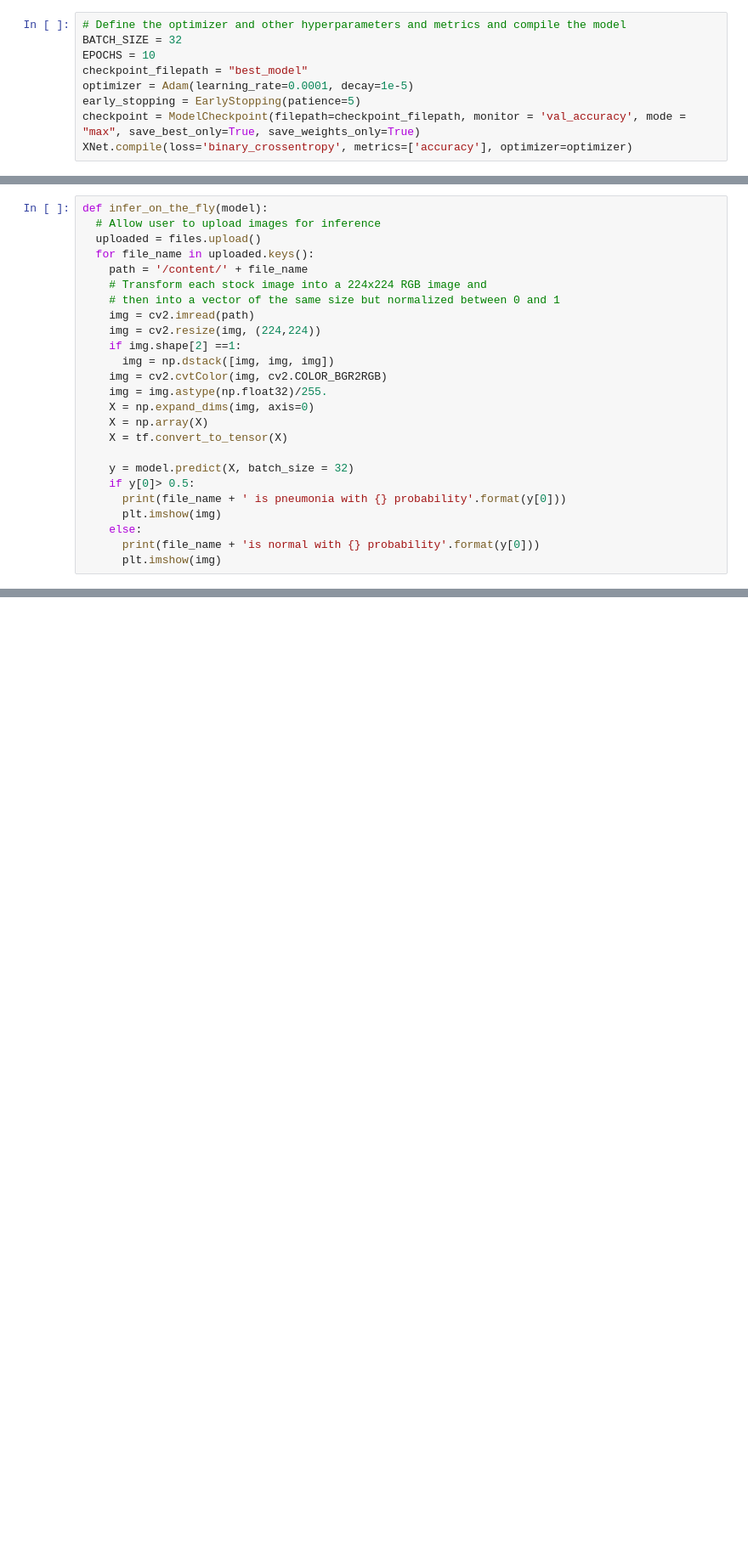
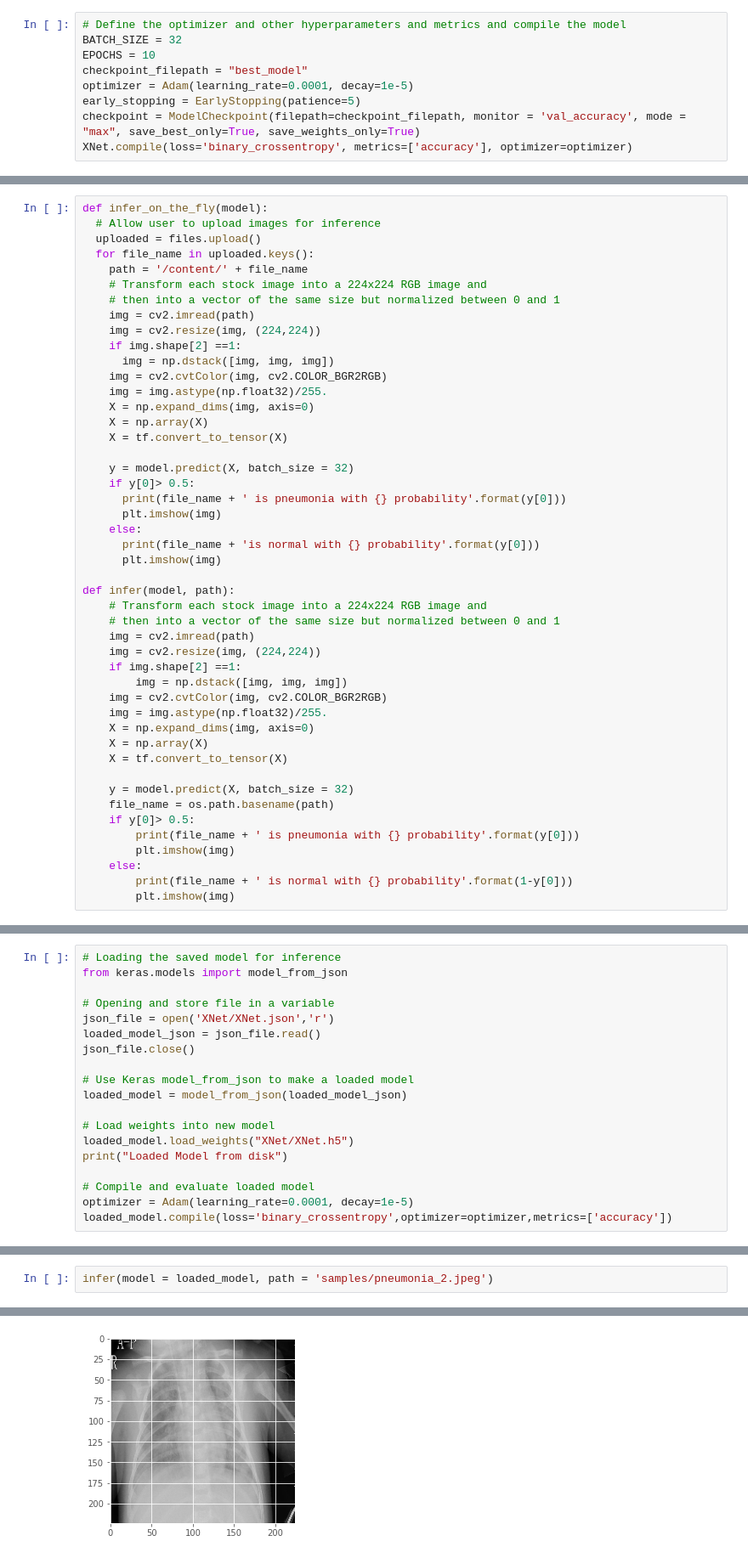
Before and after one commit to hmahmood24/Chest_X_Ray_Pneumonia_Detection, a Jupyter notebook: chest_x_ray_pneumonia_classification.ipynb, the cells around one changed output, grey strips where cells are left out. Shown at 85% size. Saved outputs shown, nothing was run; the diff lists cells and outputs as text; blank space fills up the shorter version.

Commit message:
add support for model loading and saving for offline inference

```diff
--- a/chest_x_ray_pneumonia_classification.ipynb
+++ b/chest_x_ray_pneumonia_classification.ipynb
@@ -372,5 +279,27 @@ def infer_on_the_fly(model):
     else:
       print(file_name + 'is normal with {} probability'.format(y[0]))
       plt.imshow(img)
+
+def infer(model, path):
+    # Transform each stock image into a 224x224 RGB image and
+    # then into a vector of the same size but normalized between 0 and 1
+    img = cv2.imread(path)
+    img = cv2.resize(img, (224,224))
+    if img.shape[2] ==1:
+        img = np.dstack([img, img, img])
+    img = cv2.cvtColor(img, cv2.COLOR_BGR2RGB)
+    img = img.astype(np.float32)/255.
+    X = np.expand_dims(img, axis=0)
+    X = np.array(X)
+    X = tf.convert_to_tensor(X)
+
+    y = model.predict(X, batch_size = 32)
+    file_name = os.path.basename(path)
+    if y[0]> 0.5:
+        print(file_name + ' is pneumonia with {} probability'.format(y[0]))
+        plt.imshow(img)
+    else:
+        print(file_name + ' is normal with {} probability'.format(1-y[0]))
+        plt.imshow(img)
 # %%
 infer_on_the_fly(model=XNet)
@@ -421,0 +348,19 @@ Precision of the model is 0.73
+# %%
+# Loading the saved model for inference
+from keras.models import model_from_json
+
+# Opening and store file in a variable
+json_file = open('XNet/XNet.json','r')
+loaded_model_json = json_file.read()
+json_file.close()
+
+# Use Keras model_from_json to make a loaded model
+loaded_model = model_from_json(loaded_model_json)
+
+# Load weights into new model
+loaded_model.load_weights("XNet/XNet.h5")
+print("Loaded Model from disk")
+
+# Compile and evaluate loaded model
+optimizer = Adam(learning_rate=0.0001, decay=1e-5)
+loaded_model.compile(loss='binary_crossentropy',optimizer=optimizer,metrics=['accuracy'])
@@ -421,0 +369,3 @@ Precision of the model is 0.73
+# %%
+infer(model = loaded_model, path = 'samples/pneumonia_2.jpeg')
+# %% [output]
@@ -421,0 +373 @@ Precision of the model is 0.73
+[figure, added]
```
Also changed, not shown: parts of 15 cells of this notebook, 4 other files.
